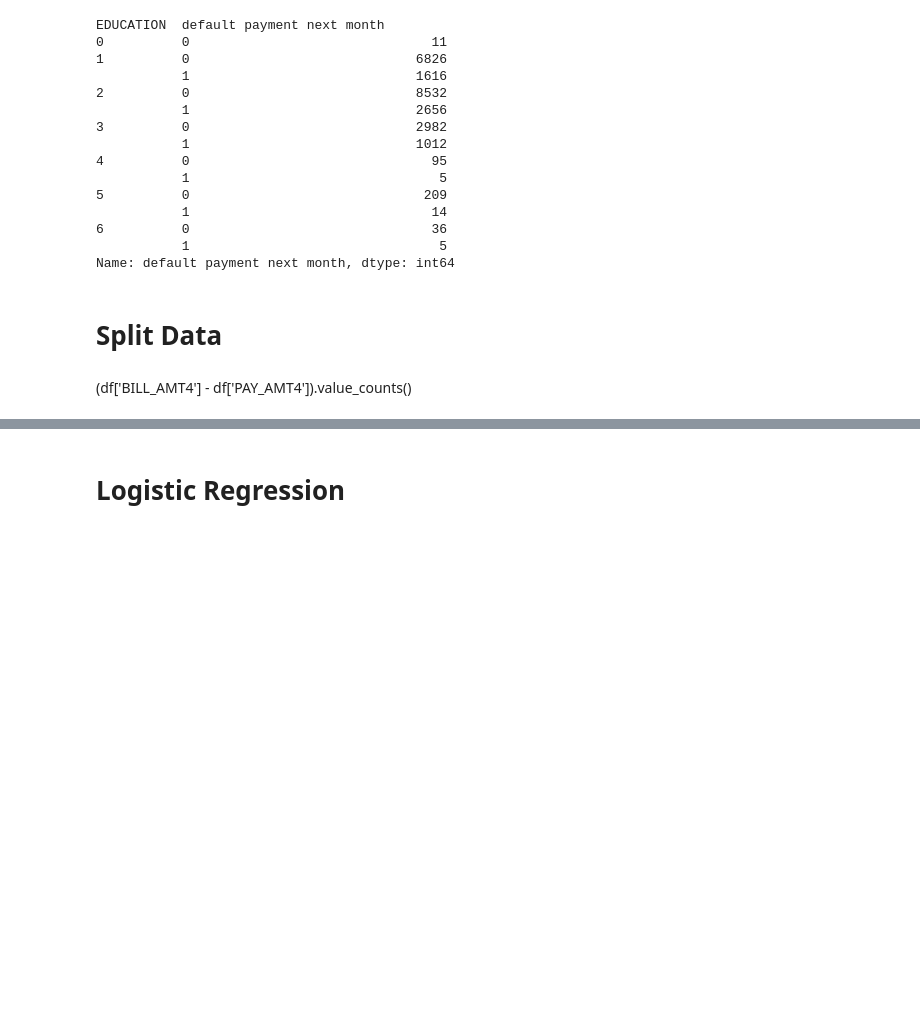
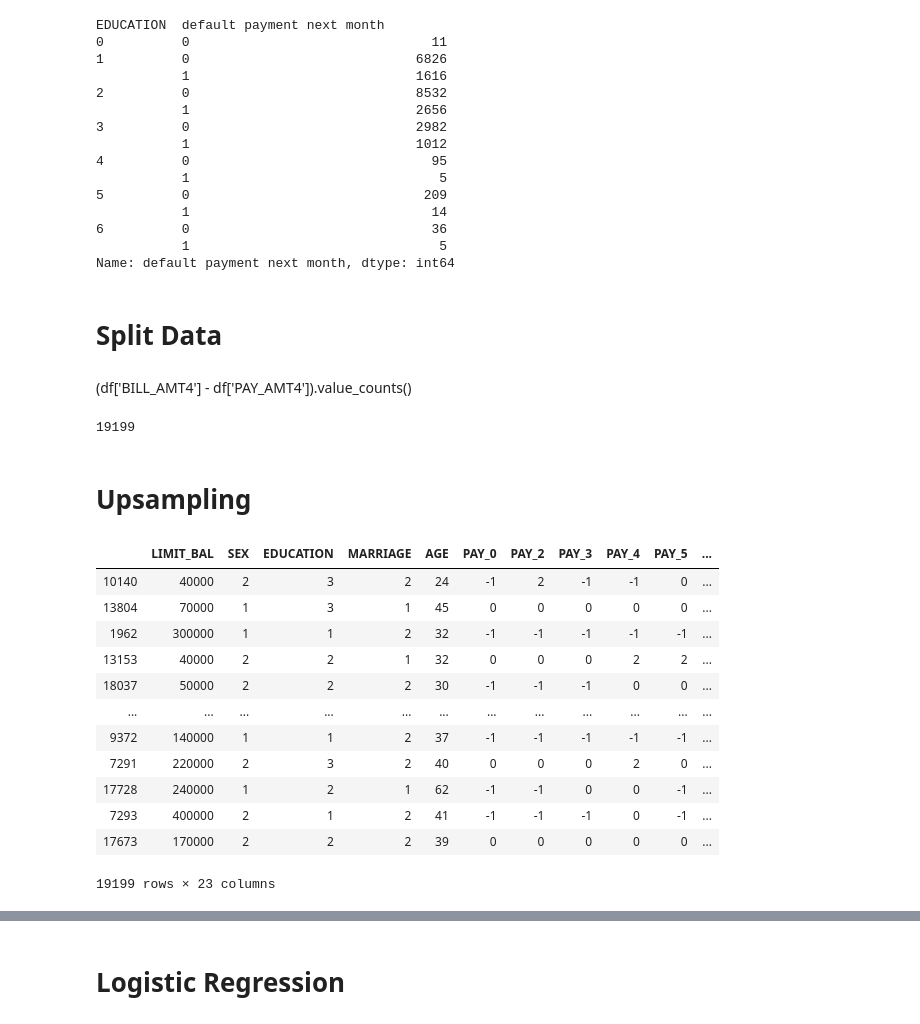
Before and after one commit to GL7526/nyc-mhtn-ds-010620-lectures, a Jupyter notebook: week-9/classification-assessment/credit_card_bakeoff.ipynb, the cells around one changed output, grey strips where cells are left out. Drawn from its saved outputs; the diff is of its cells as text; code cells hidden in the pictures; blank space fills up the shorter version.

```diff
--- a/week-9/classification-assessment/credit_card_bakeoff.ipynb
+++ b/week-9/classification-assessment/credit_card_bakeoff.ipynb
@@ -112,6 +121,13 @@ Name: default payment next month, dtype: int64
 # %% [markdown]
 # Split Data
 # %%
-X_train, X_test, y_train, y_test = train_test_split(df[inputs], target, test_size = 0.2, random_state = 10)
+x_train, x_test, y_train, y_test = train_test_split(df[inputs], target, test_size = 0.2, random_state = 10)
 # %% [markdown]
 (df['BILL_AMT4'] - df['PAY_AMT4']).value_counts()
+# %%
+y_train.isnull().sum()
+len(y_train)
+# %% [output]
+19199
+# %% [markdown]
+# Upsampling
@@ -117,0 +136,16 @@ X_train, X_test, y_train, y_test = train_test_split(df[inputs], target, test_siz
+# %%
+x_train
+# %% [output]
+|  | LIMIT_BAL | SEX | EDUCATION | MARRIAGE | AGE | PAY_0 | PAY_2 | PAY_3 | PAY_4 | PAY_5 | ... |
+| 10140 | 40000 | 2 | 3 | 2 | 24 | -1 | 2 | -1 | -1 | 0 | ... |
+| 13804 | 70000 | 1 | 3 | 1 | 45 | 0 | 0 | 0 | 0 | 0 | ... |
+| 1962 | 300000 | 1 | 1 | 2 | 32 | -1 | -1 | -1 | -1 | -1 | ... |
+| 13153 | 40000 | 2 | 2 | 1 | 32 | 0 | 0 | 0 | 2 | 2 | ... |
+| 18037 | 50000 | 2 | 2 | 2 | 30 | -1 | -1 | -1 | 0 | 0 | ... |
+| ... | ... | ... | ... | ... | ... | ... | ... | ... | ... | ... | ... |
+| 9372 | 140000 | 1 | 1 | 2 | 37 | -1 | -1 | -1 | -1 | -1 | ... |
+| 7291 | 220000 | 2 | 3 | 2 | 40 | 0 | 0 | 0 | 2 | 0 | ... |
+| 17728 | 240000 | 1 | 2 | 1 | 62 | -1 | -1 | 0 | 0 | -1 | ... |
+| 7293 | 400000 | 2 | 1 | 2 | 41 | -1 | -1 | -1 | 0 | -1 | ... |
+| 17673 | 170000 | 2 | 2 | 2 | 39 | 0 | 0 | 0 | 0 | 0 | ... |
+19199 rows × 23 columns
```
Also changed, not shown: parts of 86 cells of this notebook, 1 other file.
